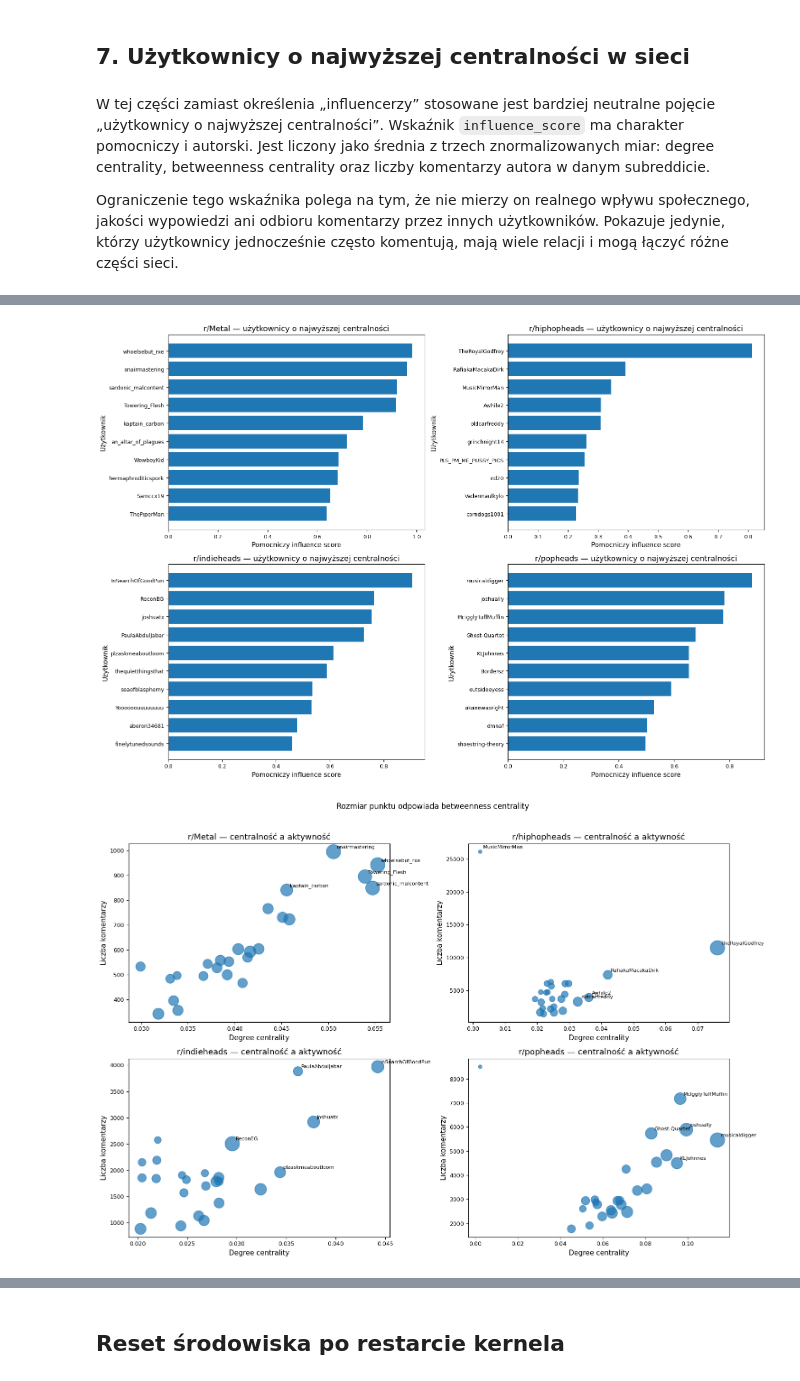
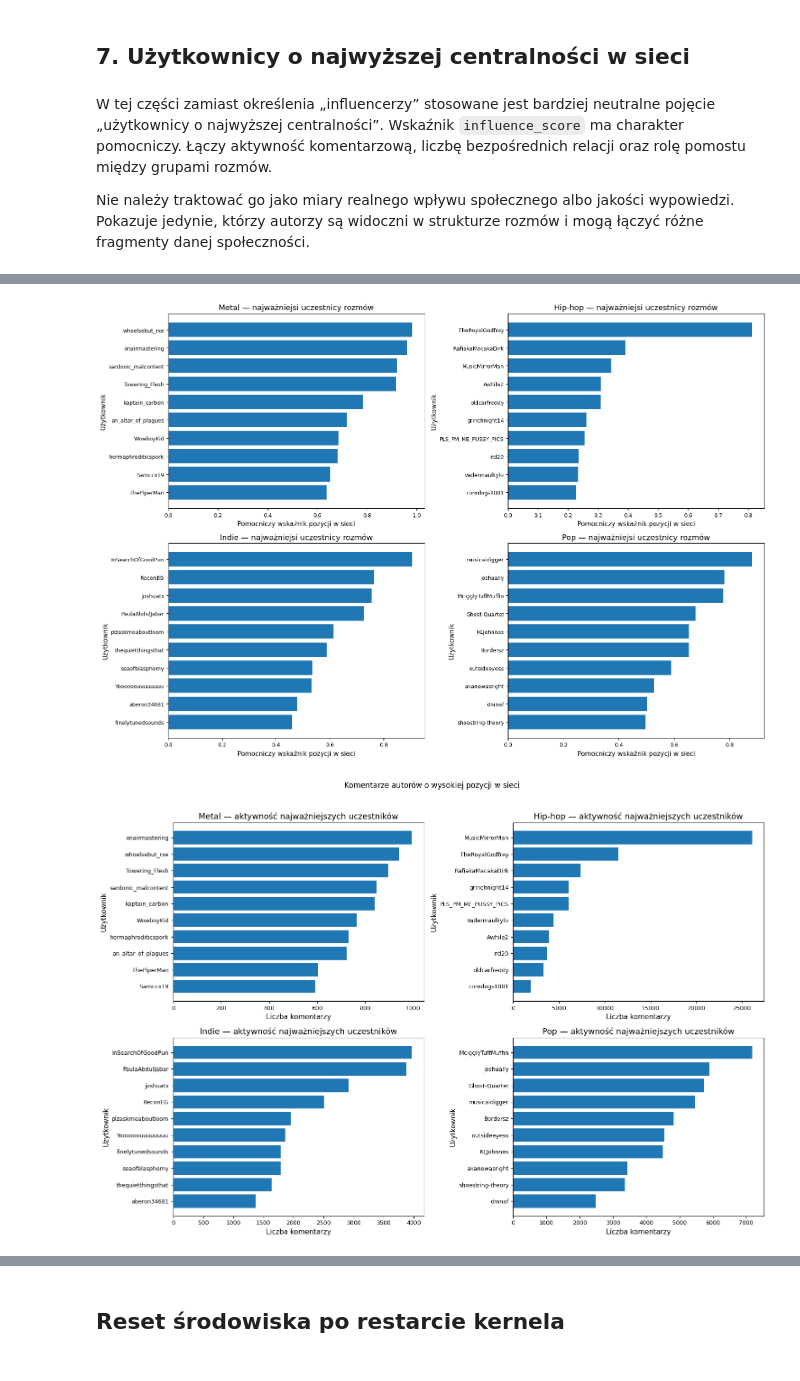
Before and after one commit to Weisjan/Reddit-Music-Community-Analysis, a Jupyter notebook: notebooks/03_network_analysis_uporzadkowany.ipynb, the cells around one changed output, grey strips where cells are left out. Drawn from its saved outputs; the diff is of its cells as text; code cells hidden in the pictures.

```diff
--- a/notebooks/03_network_analysis_uporzadkowany.ipynb
+++ b/notebooks/03_network_analysis_uporzadkowany.ipynb
@@ -454,8 +454,8 @@ axes = axes.flatten()
 for ax, (subreddit, centrality_df) in zip(axes, sorted(centrality_tables.items())):
     top = centrality_df.sort_values("degree_centrality", ascending=False).head(10).iloc[::-1]
     ax.barh(top.index, top["degree_centrality"])
-    ax.set_title(f"{subreddit_display(subreddit)} — top 10 centralność stopnia")
-    ax.set_xlabel("Centralność stopnia")
+    ax.set_title(f"{subreddit_display(subreddit)} — najbardziej połączeni użytkownicy")
+    ax.set_xlabel("Wskaźnik bezpośrednich relacji")
     ax.set_ylabel("Użytkownik")
 
 for ax in axes[len(centrality_tables):]:
@@ -473,8 +473,8 @@ axes = axes.flatten()
 for ax, (subreddit, centrality_df) in zip(axes, sorted(centrality_tables.items())):
     top = centrality_df.sort_values("betweenness_centrality", ascending=False).head(10).iloc[::-1]
     ax.barh(top.index, top["betweenness_centrality"])
-    ax.set_title(f"{subreddit_display(subreddit)} — top 10 centralność pośrednictwa")
-    ax.set_xlabel("Centralność pośrednictwa")
+    ax.set_title(f"{subreddit_display(subreddit)} — użytkownicy łączący grupy rozmów")
+    ax.set_xlabel("Rola pomostu w sieci")
     ax.set_ylabel("Użytkownik")
 
 for ax in axes[len(centrality_tables):]:
@@ -953,8 +1020,8 @@ user_subreddit_distribution = user_subreddit_count.value_counts().sort_index()
 
 fig, ax = plt.subplots(figsize=(8, 5))
 ax.bar(user_subreddit_distribution.index, user_subreddit_distribution.values)
-ax.set_title('Liczba subredditów, w których aktywny był użytkownik')
-ax.set_xlabel('Liczba subredditów')
+ax.set_title('Liczba społeczności, w których aktywny był użytkownik')
+ax.set_xlabel('Liczba społeczności')
 ax.set_ylabel('Liczba użytkowników')
 ax.set_xticks(user_subreddit_distribution.index)
 
@@ -969,7 +1036,7 @@ users_in_all_subreddits = set.intersection(*subreddit_users.tolist()) if len(sub
 users_in_all_df = (
     df[df['author'].isin(users_in_all_subreddits)]
     .groupby('author')
-    .agg(total_comments=('comment_id', 'count'), subreddits=('subreddit', lambda x: ', '.join(sorted(set(x)))))
+    .agg(total_comments=('comment_id', 'count'), subreddits=('subreddit', lambda x: ', '.join(sorted(subreddit_display(name) for name in set(x)))))
     .sort_values('total_comments', ascending=False)
 )
 users_in_all_df.to_csv(REPORTS_DIR / 'users_active_in_all_subreddits.csv')
@@ -999,9 +1066,9 @@ Analiza wspólnych użytkowników pozwala sprawdzić, czy społeczności muzyczn
 # %% [markdown]
 ## 7. Użytkownicy o najwyższej centralności w sieci
 # %% [markdown]
-W tej części zamiast określenia „influencerzy” stosowane jest bardziej neutralne pojęcie „użytkownicy o najwyższej centralności”. Wskaźnik `influence_score` ma charakter pomocniczy i autorski. Jest liczony jako średnia z trzech znormalizowanych miar: degree centrality, betweenness centrality oraz liczby komentarzy autora w danym subreddicie.
+W tej części zamiast określenia „influencerzy” stosowane jest bardziej neutralne pojęcie „użytkownicy o najwyższej centralności”. Wskaźnik `influence_score` ma charakter pomocniczy. Łączy aktywność komentarzową, liczbę bezpośrednich relacji oraz rolę pomostu między grupami rozmów.
 
-Ograniczenie tego wskaźnika polega na tym, że nie mierzy on realnego wpływu społecznego, jakości wypowiedzi ani odbioru komentarzy przez innych użytkowników. Pokazuje jedynie, którzy użytkownicy jednocześnie często komentują, mają wiele relacji i mogą łączyć różne części sieci.
+Nie należy traktować go jako miary realnego wpływu społecznego albo jakości wypowiedzi. Pokazuje jedynie, którzy autorzy są widoczni w strukturze rozmów i mogą łączyć różne fragmenty danej społeczności.
 # %%
 comment_counts = (
     df.groupby(['subreddit', 'author'])['comment_id']
@@ -1065,8 +1132,8 @@ axes = axes.flatten()
 for ax, (subreddit, group) in zip(axes, sorted(top_influence_df.groupby('subreddit'))):
     top = group.sort_values('influence_score', ascending=True)
     ax.barh(top['author'], top['influence_score'])
-    ax.set_title(f"{subreddit_display(subreddit)} — użytkownicy o najwyższej centralności")
-    ax.set_xlabel('Pomocniczy wskaźnik wpływu')
+    ax.set_title(f"{subreddit_display(subreddit)} — najważniejsi uczestnicy rozmów")
+    ax.set_xlabel('Pomocniczy wskaźnik pozycji w sieci')
     ax.set_ylabel('Użytkownik')
 
 for ax in axes[top_influence_df['subreddit'].nunique():]:
@@ -1076,36 +1143,25 @@ plt.tight_layout()
 plt.savefig(FIGURES_DIR / 'top_structurally_central_users.png', dpi=150, bbox_inches='tight')
 plt.show()
 # %% [output]
-[figure, old version]
+[figure, new version]
 # %%
 fig, axes = plt.subplots(2, 2, figsize=(15, 10))
 axes = axes.flatten()
 
-for ax, (subreddit, group) in zip(axes, sorted(influence_df.groupby('subreddit'))):
-    top_group = group.sort_values('influence_score', ascending=False).head(25)
-    sizes = top_group['betweenness_centrality_norm'].fillna(0) * 500 + 30
-    ax.scatter(top_group['degree_centrality'], top_group['comment_count'], s=sizes, alpha=0.7)
+for ax, (subreddit, group) in zip(axes, sorted(top_influence_df.groupby('subreddit'))):
+    top = group.sort_values('comment_count', ascending=True)
+    ax.barh(top['author'], top['comment_count'])
+    ax.set_title(f"{subreddit_display(subreddit)} — aktywność najważniejszych uczestników")
+    ax.set_xlabel('Liczba komentarzy')
+    ax.set_ylabel('Użytkownik')
 
-    for _, row in top_group.head(5).iterrows():
-        ax.annotate(
-            row['author'],
-            (row['degree_centrality'], row['comment_count']),
-            textcoords='offset points',
-            xytext=(5, 5),
-            fontsize=8,
-        )
-
-    ax.set_title(f"{subreddit_display(subreddit)} — centralność a aktywność")
-    ax.set_xlabel('Centralność stopnia')
-    ax.set_ylabel('Liczba komentarzy')
-
-for ax in axes[influence_df['subreddit'].nunique():]:
+for ax in axes[top_influence_df['subreddit'].nunique():]:
     ax.axis('off')
 
-plt.suptitle('Rozmiar punktu odpowiada centralności pośrednictwa', y=1.02, fontsize=12)
+plt.suptitle('Komentarze autorów o wysokiej pozycji w sieci', y=1.02, fontsize=12)
 plt.tight_layout()
 plt.savefig(FIGURES_DIR / 'centrality_vs_activity.png', dpi=150, bbox_inches='tight')
 plt.show()
 # %% [output]
-[figure, old version]
+[figure, new version]
 # %% [markdown]
```
Also changed, not shown: parts of 22 cells of this notebook, 11 other files.
